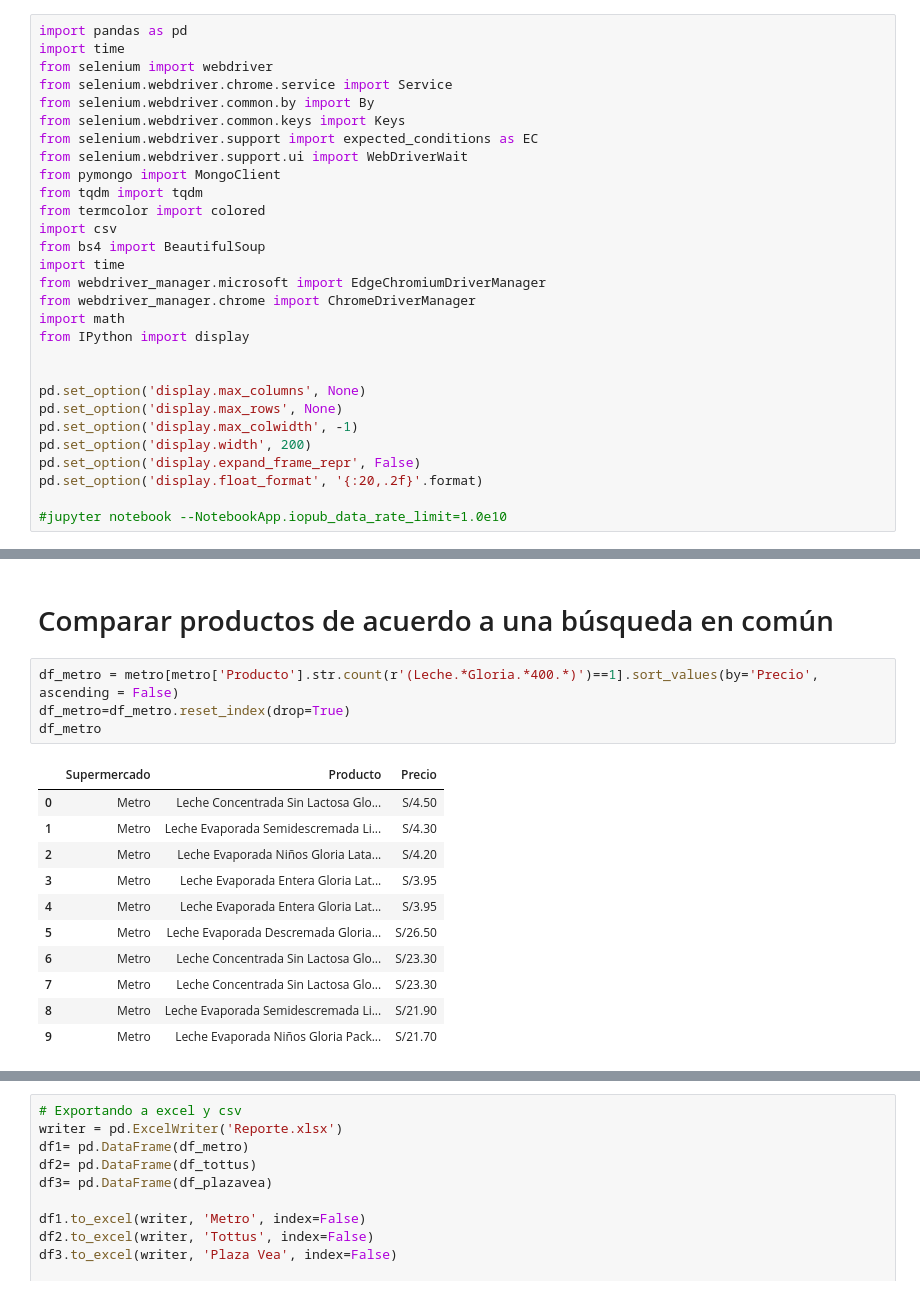
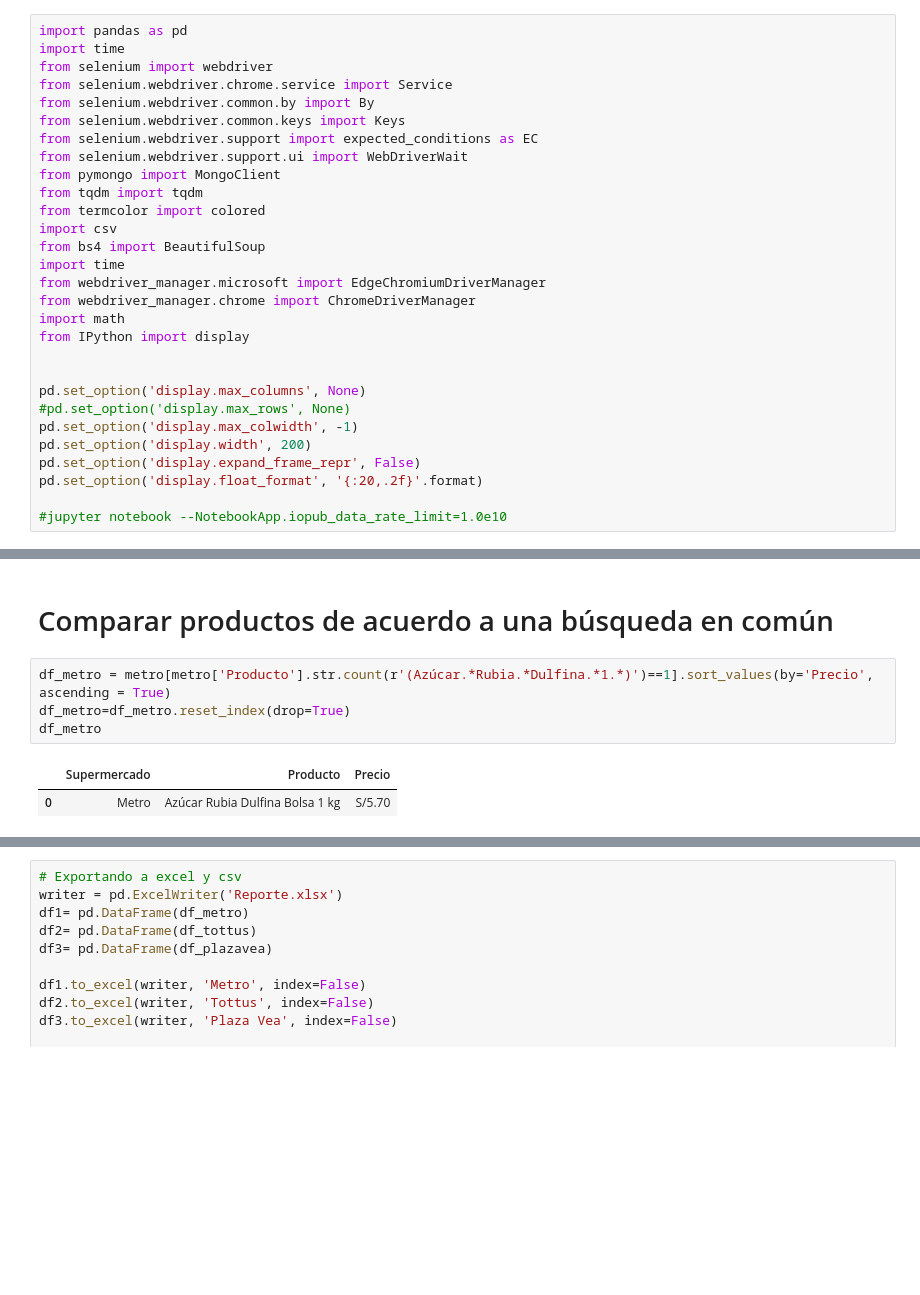
Before and after one commit to Jorgelgnacio/TRABAJO_FINAL_LP2, a Jupyter notebook: TRABAJO_FINAL_LP2.ipynb, the cells around one changed output, grey strips where cells are left out. Cells and saved outputs as stored; diff of their text form; blank space fills up the shorter version.

```diff
--- a/TRABAJO_FINAL_LP2.ipynb
+++ b/TRABAJO_FINAL_LP2.ipynb
@@ -37,7 +37,7 @@ from IPython import display
 
 
 pd.set_option('display.max_columns', None)
-pd.set_option('display.max_rows', None)
+#pd.set_option('display.max_rows', None)
 pd.set_option('display.max_colwidth', -1)
 pd.set_option('display.width', 200)
 pd.set_option('display.expand_frame_repr', False)
@@ -360,19 +360,10 @@ driver.close()  # Cerrar chromedriver
 # %% [markdown]
 # Comparar productos de acuerdo a una búsqueda en común
 # %%
-df_metro = metro[metro['Producto'].str.count(r'(Leche.*Gloria.*400.*)')==1].sort_values(by='Precio', ascending = False)
+df_metro = metro[metro['Producto'].str.count(r'(Azúcar.*Rubia.*Dulfina.*1.*)')==1].sort_values(by='Precio', ascending = True)
 df_metro=df_metro.reset_index(drop=True)
 df_metro
 # %% [output]
 |  | Supermercado | Producto | Precio |
-| 0 | Metro | Leche Concentrada Sin Lactosa Glo... | S/4.50 |
-| 1 | Metro | Leche Evaporada Semidescremada Li... | S/4.30 |
-| 2 | Metro | Leche Evaporada Niños Gloria Lata... | S/4.20 |
-| 3 | Metro | Leche Evaporada Entera Gloria Lat... | S/3.95 |
-| 4 | Metro | Leche Evaporada Entera Gloria Lat... | S/3.95 |
-| 5 | Metro | Leche Evaporada Descremada Gloria... | S/26.50 |
-| 6 | Metro | Leche Concentrada Sin Lactosa Glo... | S/23.30 |
-| 7 | Metro | Leche Concentrada Sin Lactosa Glo... | S/23.30 |
-| 8 | Metro | Leche Evaporada Semidescremada Li... | S/21.90 |
-| 9 | Metro | Leche Evaporada Niños Gloria Pack... | S/21.70 |
+| 0 | Metro | Azúcar Rubia Dulfina Bolsa 1 kg | S/5.70 |
 # %%
```
Also changed, not shown: parts of 13 cells of this notebook, 5 other files.
